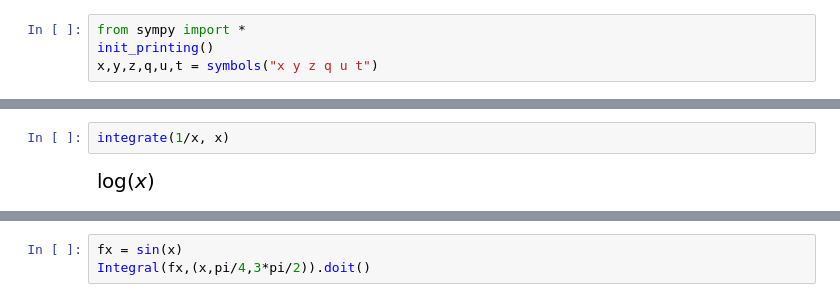
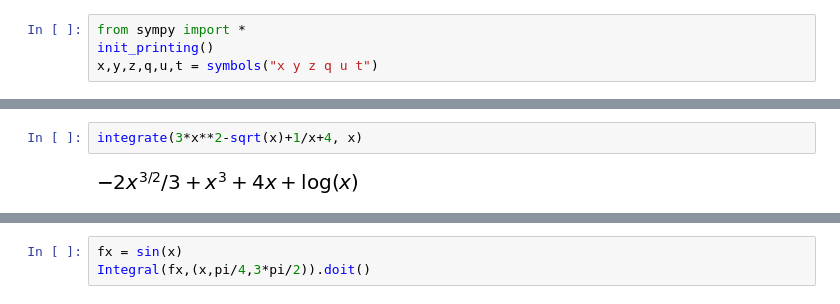
Before and after one commit to Santiago44mendez/ALGEBRA-LINEAL-CON-PYTHON, a Jupyter notebook: Cálculo_integral_con_Python_Integrales_indefinidas,_definidas_y_teorema_fundamental_del_cálculo_.ipynb, the cells around one changed output, grey strips where cells are left out. Drawn from its saved outputs; the diff is of its cells as text.

```diff
--- a/Cálculo_integral_con_Python_Integrales_indefinidas,_definidas_y_teorema_fundamental_del_cálculo_.ipynb
+++ b/Cálculo_integral_con_Python_Integrales_indefinidas,_definidas_y_teorema_fundamental_del_cálculo_.ipynb
@@ -28,4 +32,4 @@ Encuentra la antiderivada de la función $$f(x)=\dfrac{1}{x}$$
 # %%
-integrate(1/x, x)
+integrate(3*x**2-sqrt(x)+1/x+4, x)
 # %% [output]
-[figure, old version]
+[figure, new version]
```
Also changed, not shown: parts of 51 cells of this notebook.
